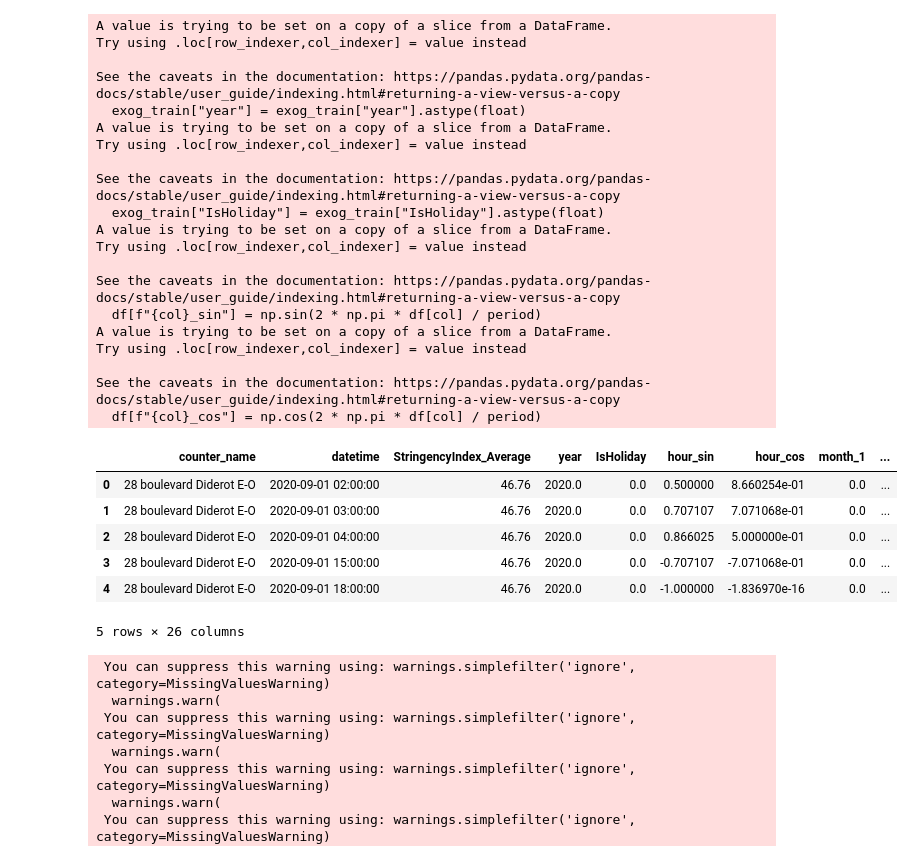
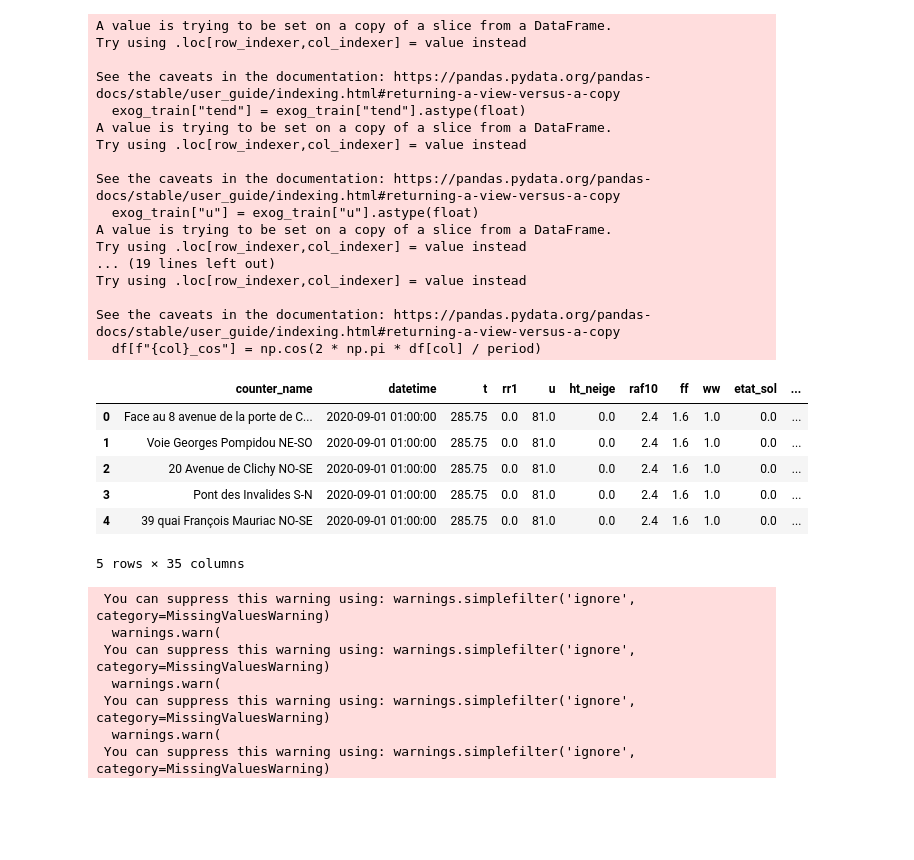
Before and after one commit to maximotk/bike_counters, a Jupyter notebook: Forecasting_with_test_data.ipynb, the cells around one changed output. Saved outputs shown, nothing was run; the diff lists cells and outputs as text; code cells hidden in the pictures; blank space fills up the shorter version.

```diff
--- a/Forecasting_with_test_data.ipynb
+++ b/Forecasting_with_test_data.ipynb
@@ -52,8 +24,8 @@ data = pd.read_parquet(Path("data") / "train.parquet")
 data = codify_date_2(data)
 data = remove_outliers(data)
 data = covid_19_2(data)
-#data = add_weather(data)
-#data = handle_missing_values(data, "linear")
+data = add_weather(data)
+data = handle_missing_values(data, "linear")
 data = data.drop(columns=["counter_id", "site_id", "site_name",
                                 "counter_installation_date",
                               "coordinates", "counter_technical_id",
@@ -84,6 +68,6 @@ X_test.head()
 # %%
 series_train = data[["counter_name", "datetime", "log_bike_count"]]
-exog_train = data[["counter_name", "datetime", "StringencyIndex_Average", "year", "month", "hour", "day_of_week", "IsHoliday"]]
+exog_train = data[["counter_name", "datetime", 't', 'rr1', 'u', 'ht_neige', 'raf10', 'ff', 'ww', 'etat_sol', 'tend', "StringencyIndex_Average", "year", "month", "hour", "day_of_week", "IsHoliday"]]
 
 categorical_columns = ["year", "month", "day", "hour", "day_of_week", "IsHoliday"]
 def cyclic_transform(df, col, period):
@@ -94,50 +78,48 @@ def cyclic_transform(df, col, period):
 
 # One-Hot Encoding function
 def one_hot_encode(df, cols):
     encoder = OneHotEncoder(sparse_output=False, drop=None)
     encoded_array = encoder.fit_transform(df[cols])
     encoded_cols = encoder.get_feature_names_out(cols)
     df_encoded = pd.DataFrame(encoded_array, columns=encoded_cols, index=df.index)
-    df_encoded = df_encoded.astype(float)  # Ensure encoded features are floats
+    df_encoded = df_encoded.astype(float)
     df = df.drop(columns=cols).join(df_encoded)
     return df
 
-# Apply sine and cosine transformations
+# Apply transformations
+exog_train["tend"] = exog_train["tend"].astype(float)
+exog_train["u"] = exog_train["u"].astype(float)
+exog_train["ww"] = exog_train["ww"].astype(float)
 exog_train["year"] = exog_train["year"].astype(float)
 exog_train["IsHoliday"] = exog_train["IsHoliday"].astype(float)
-#exog_train = cyclic_transform(exog_train, "month", 12)
 exog_train = cyclic_transform(exog_train, "hour", 24)
-#exog_train = cyclic_transform(exog_train, "day_of_week", 7)
 exog_train = one_hot_encode(exog_train, ["month", "day_of_week"])
 exog_train.head()
 # %% [output]
 A value is trying to be set on a copy of a slice from a DataFrame.
 Try using .loc[row_indexer,col_indexer] = value instead
 
 See the caveats in the documentation: https://pandas.pydata.org/pandas-docs/stable/user_guide/indexing.html#returning-a-view-versus-a-copy
-  exog_train["year"] = exog_train["year"].astype(float)
+  exog_train["tend"] = exog_train["tend"].astype(float)
 A value is trying to be set on a copy of a slice from a DataFrame.
 Try using .loc[row_indexer,col_indexer] = value instead
 
 See the caveats in the documentation: https://pandas.pydata.org/pandas-docs/stable/user_guide/indexing.html#returning-a-view-versus-a-copy
-  exog_train["IsHoliday"] = exog_train["IsHoliday"].astype(float)
+  exog_train["u"] = exog_train["u"].astype(float)
 A value is trying to be set on a copy of a slice from a DataFrame.
 Try using .loc[row_indexer,col_indexer] = value instead
-
-See the caveats in the documentation: https://pandas.pydata.org/pandas-docs/stable/user_guide/indexing.html#returning-a-view-versus-a-copy
-  df[f"{col}_sin"] = np.sin(2 * np.pi * df[col] / period)
-A value is trying to be set on a copy of a slice from a DataFrame.
+... (19 lines left out)
 Try using .loc[row_indexer,col_indexer] = value instead
 
 See the caveats in the documentation: https://pandas.pydata.org/pandas-docs/stable/user_guide/indexing.html#returning-a-view-versus-a-copy
   df[f"{col}_cos"] = np.cos(2 * np.pi * df[col] / period)
-|  | counter_name | datetime | StringencyIndex_Average | year | IsHoliday | hour_sin | hour_cos | month_1 | ... |
-| 0 | 28 boulevard Diderot E-O | 2020-09-01 02:00:00 | 46.76 | 2020.0 | 0.0 | 0.500000 | 8.660254e-01 | 0.0 | ... |
-| 1 | 28 boulevard Diderot E-O | 2020-09-01 03:00:00 | 46.76 | 2020.0 | 0.0 | 0.707107 | 7.071068e-01 | 0.0 | ... |
-| 2 | 28 boulevard Diderot E-O | 2020-09-01 04:00:00 | 46.76 | 2020.0 | 0.0 | 0.866025 | 5.000000e-01 | 0.0 | ... |
-| 3 | 28 boulevard Diderot E-O | 2020-09-01 15:00:00 | 46.76 | 2020.0 | 0.0 | -0.707107 | -7.071068e-01 | 0.0 | ... |
-| 4 | 28 boulevard Diderot E-O | 2020-09-01 18:00:00 | 46.76 | 2020.0 | 0.0 | -1.000000 | -1.836970e-16 | 0.0 | ... |
+|  | counter_name | datetime | t | rr1 | u | ht_neige | raf10 | ff | ww | etat_sol | ... |
+| 0 | Face au 8 avenue de la porte de C... | 2020-09-01 01:00:00 | 285.75 | 0.0 | 81.0 | 0.0 | 2.4 | 1.6 | 1.0 | 0.0 | ... |
+| 1 | Voie Georges Pompidou NE-SO | 2020-09-01 01:00:00 | 285.75 | 0.0 | 81.0 | 0.0 | 2.4 | 1.6 | 1.0 | 0.0 | ... |
+| 2 | 20 Avenue de Clichy NO-SE | 2020-09-01 01:00:00 | 285.75 | 0.0 | 81.0 | 0.0 | 2.4 | 1.6 | 1.0 | 0.0 | ... |
+| 3 | Pont des Invalides S-N | 2020-09-01 01:00:00 | 285.75 | 0.0 | 81.0 | 0.0 | 2.4 | 1.6 | 1.0 | 0.0 | ... |
+| 4 | 39 quai François Mauriac NO-SE | 2020-09-01 01:00:00 | 285.75 | 0.0 | 81.0 | 0.0 | 2.4 | 1.6 | 1.0 | 0.0 | ... |
-5 rows × 26 columns
+5 rows × 35 columns
 # %%
 series_dict_train = series_long_to_dict(
     data      = series_train,
```
Also changed, not shown: parts of 20 cells of this notebook, 1 other file.
